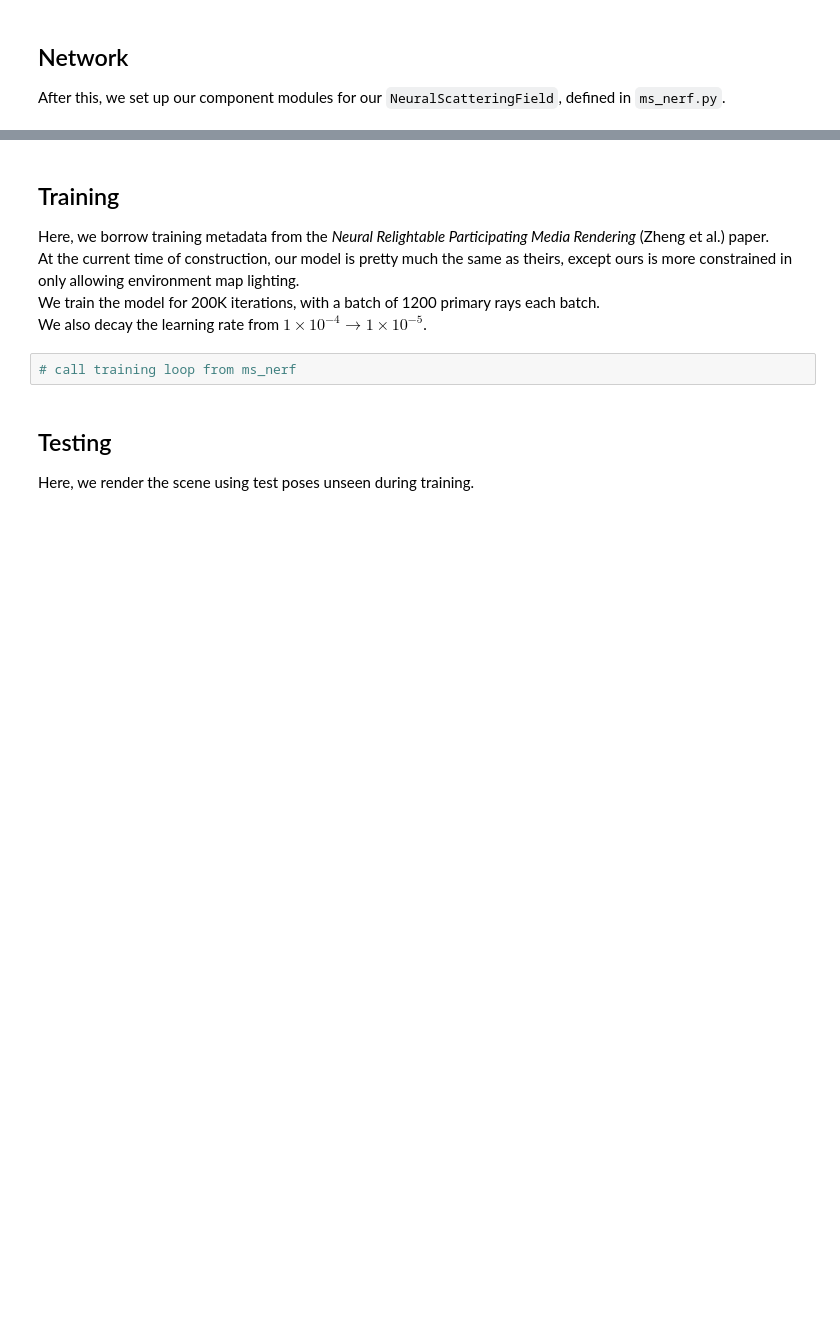
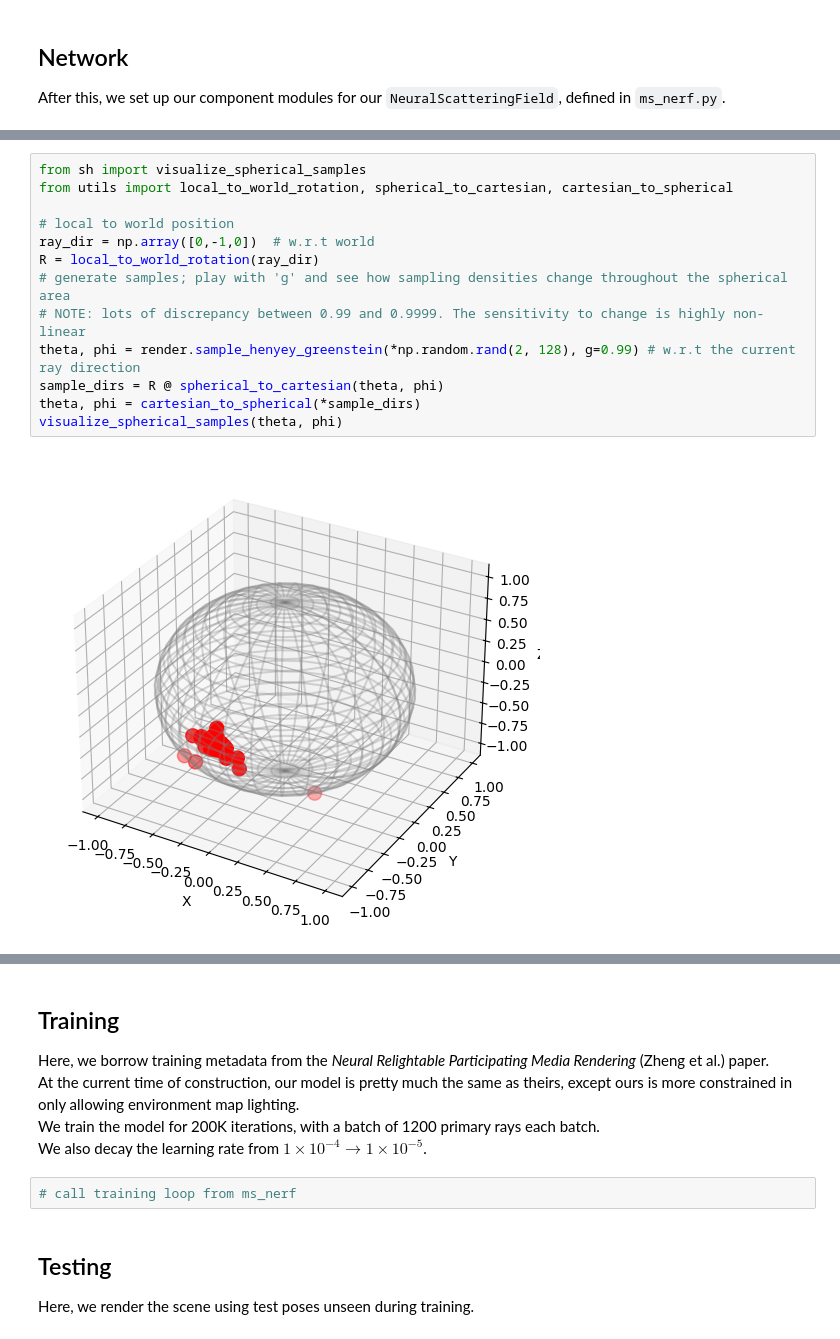
Before and after one commit to stonecodecs/neural_scattering_field, a Jupyter notebook: demo.ipynb, the cells around one changed output, grey strips where cells are left out. Cells and saved outputs as stored; diff of their text form; blank space fills up the shorter version.

```diff
--- a/demo.ipynb
+++ b/demo.ipynb
@@ -47,0 +139,15 @@ import tinycudann as tcnn   # only works for T4 GPU in colab/
+# %%
+from sh import visualize_spherical_samples
+from utils import local_to_world_rotation, spherical_to_cartesian, cartesian_to_spherical
+
+# local to world position
+ray_dir = np.array([0,-1,0])  # w.r.t world
+R = local_to_world_rotation(ray_dir)
+# generate samples; play with 'g' and see how sampling densities change throughout the spherical area
+# NOTE: lots of discrepancy between 0.99 and 0.9999. The sensitivity to change is highly non-linear
+theta, phi = render.sample_henyey_greenstein(*np.random.rand(2, 128), g=0.99) # w.r.t the current ray direction
+sample_dirs = R @ spherical_to_cartesian(theta, phi)
+theta, phi = cartesian_to_spherical(*sample_dirs)
+visualize_spherical_samples(theta, phi)
+# %% [output]
+[figure, added]
```
Also changed, not shown: parts of 14 cells of this notebook, 4 other files.
